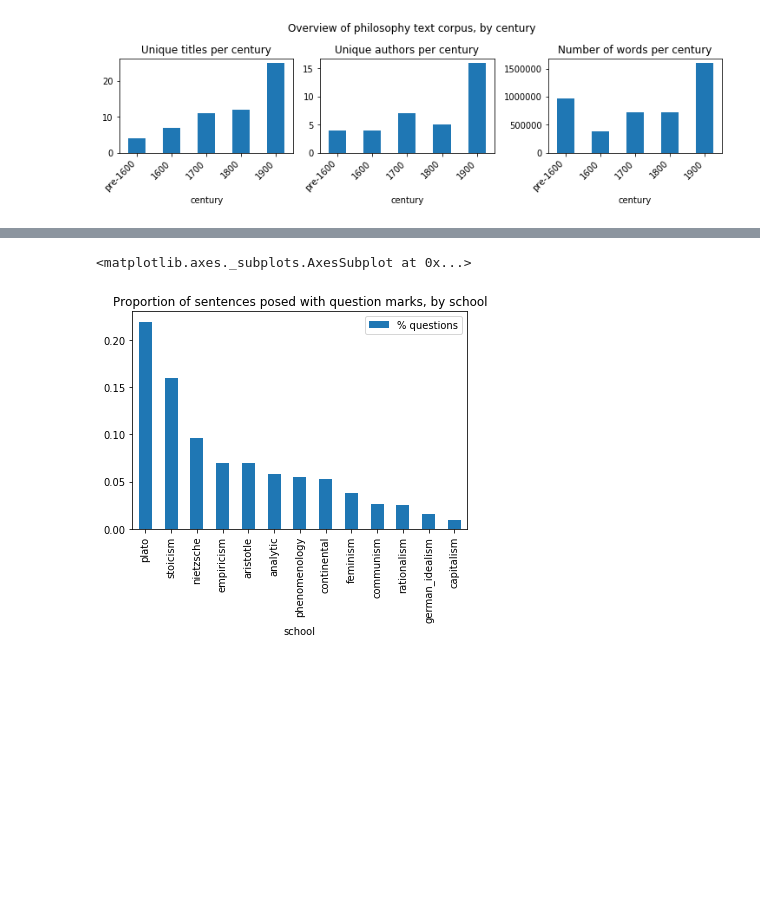
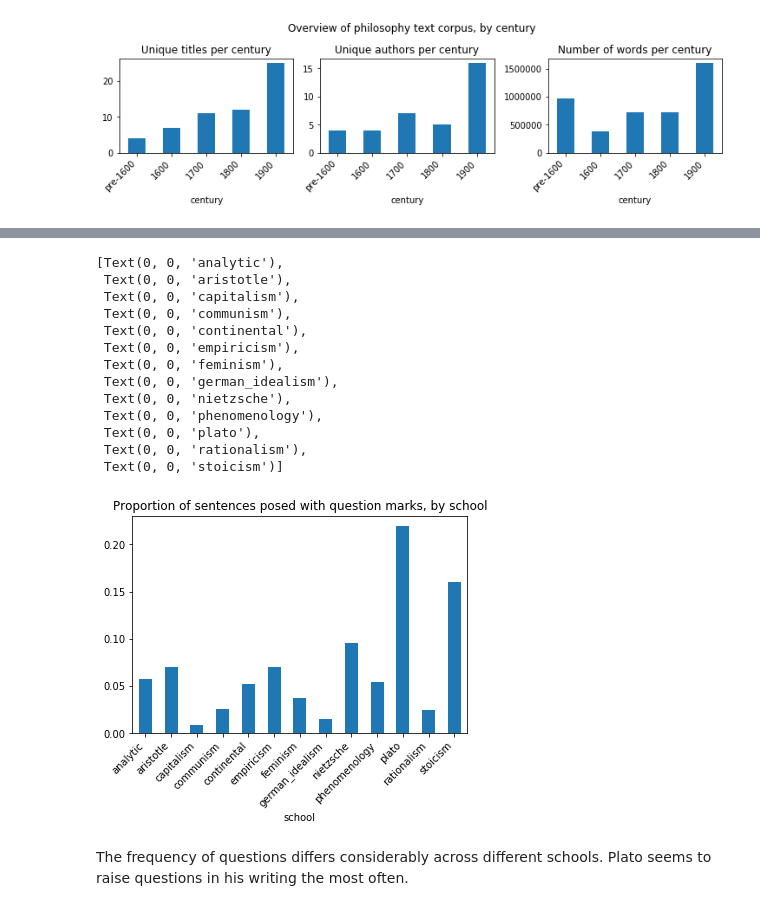
Before and after one commit to matthewpark319/ADSProject1, a Jupyter notebook: doc/Untitled.ipynb, the cells around one changed output, grey strips where cells are left out. Drawn from its saved outputs; the diff is of its cells as text; code cells hidden in the pictures; blank space fills up the shorter version.

```diff
--- a/doc/Untitled.ipynb
+++ b/doc/Untitled.ipynb
@@ -17,6 +17,10 @@ df['tokenized_txt_list'] = df['tokenized_txt'].apply(
 df['century'] = (df['original_publication_date'] // 100) * 100
 df.loc[df['century'] < 1600, 'century'] = -1000000
 df.to_csv('../output/data_with_tokenized_txt.csv', index=False)
+# %%
+df = pd.read_csv('../output/data_with_tokenized_txt.csv')
+# pd.to_csv() saves lists as strings, not lists
+df['tokenized_txt_list'] = df['tokenized_txt_list'].apply(lambda x: json.loads(x.replace("'", "\"")))
 # %%
 fig, ax = plt.subplots(nrows=1, ncols=3, constrained_layout=True, figsize=(12, 3))
 group = 'school'
@@ -67,0 +74,5 @@ for i in range(len(ax)):
+# %%
+df['decade'] = (df['original_publication_date'] // 10) * 10
+centuries = df.loc[df['original_publication_date'] >= 1600].groupby('decade')['sentence_length']
+centuries.agg(['mean', 'median']).plot(
+    title='Philosophy text sentence length has decreased over time,\nshowing a possible style change as time passed.', ylabel='Words per sentence')
@@ -68,11 +82,30 @@ for i in range(len(ax)):
 # %%
+group = 'school'
 df['question'] = df['sentence_lowered'].str.contains('\?')
 q_grouped = df.groupby([group, 'question'])['sentence_lowered'].count() / df.groupby(group)['sentence_lowered'].count()
 q_proportions = q_grouped[q_grouped.index.get_level_values('question') == True] \
     .reset_index().drop('question', axis='columns').rename(columns={'sentence_lowered': '% questions'})
-q_proportions.sort_values('% questions', ascending=False).plot(
-    kind='bar', x=group, y='% questions', title=f'Proportion of sentences posed with question marks, by {group}')
+
+fig, ax = plt.subplots()
+q_proportions.set_index(group)['% questions'].plot(
+    title=f'Proportion of sentences posed with question marks, by {group}', ax=ax, kind='bar')
+
+ax.set_xticklabels(ax.get_xticklabels(), rotation=45, ha='right')
 # %% [output]
-<matplotlib.axes._subplots.AxesSubplot at 0x...>
+[Text(0, 0, 'analytic'),
+ Text(0, 0, 'aristotle'),
+ Text(0, 0, 'capitalism'),
+ Text(0, 0, 'communism'),
+ Text(0, 0, 'continental'),
+ Text(0, 0, 'empiricism'),
+ Text(0, 0, 'feminism'),
+ Text(0, 0, 'german_idealism'),
+ Text(0, 0, 'nietzsche'),
+ Text(0, 0, 'phenomenology'),
+ Text(0, 0, 'plato'),
+ Text(0, 0, 'rationalism'),
+ Text(0, 0, 'stoicism')]
-[figure, old version]
+[figure, new version]
+# %% [markdown]
+The frequency of questions differs considerably across different schools. Plato seems to raise questions in his writing the most often.
 # %%
```
Also changed, not shown: parts of 7 cells of this notebook.
